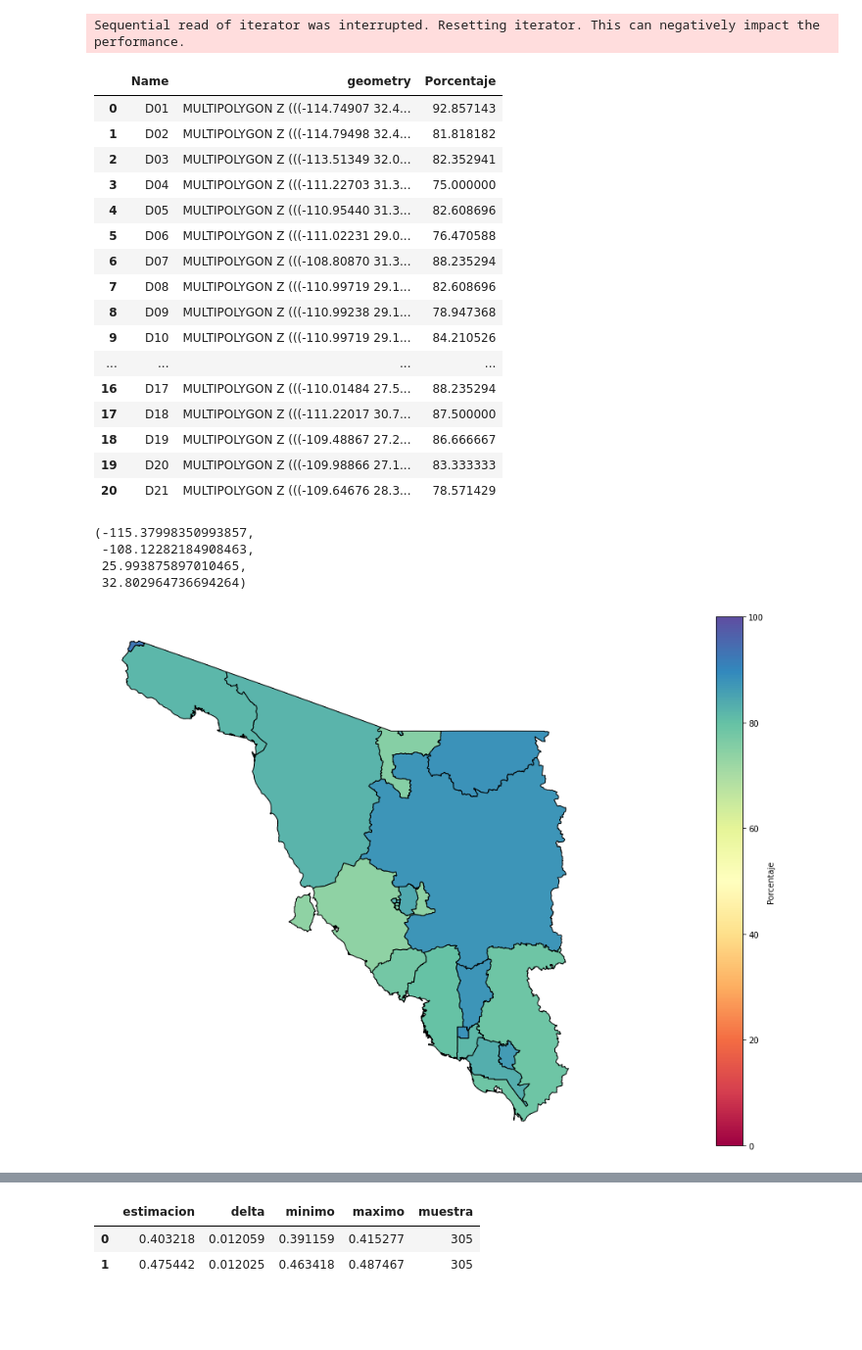
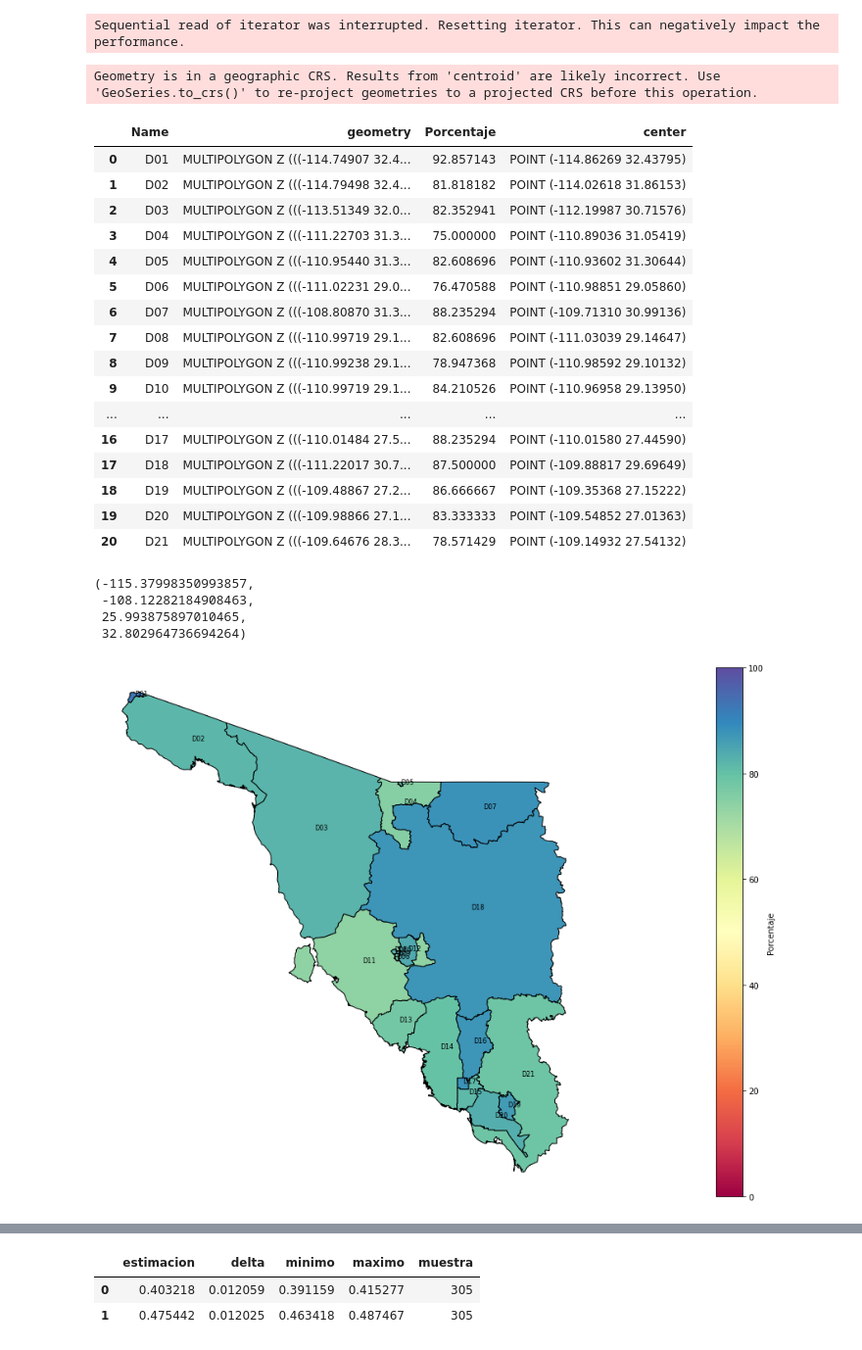
Before and after one commit to itzelvigil/desktop_estadistica, a Jupyter notebook: Dashboard Estadística/Dashboard.ipynb, the cells around one changed output, grey strips where cells are left out. Shown at 98% size. Saved outputs shown, nothing was run; the diff lists cells and outputs as text; code cells hidden in the pictures; blank space fills up the shorter version.

```diff
--- a/Dashboard Estadística/Dashboard.ipynb
+++ b/Dashboard Estadística/Dashboard.ipynb
@@ -278,47 +278,56 @@ Sequential read of iterator was interrupted. Resetting iterator. This can negati
 for index, row in dl.iterrows():
     gdl.loc[gdl["Name"] == row["CODIGO"], "Porcentaje"] = row["PORCENTAJE"]
 # %%
+gdl["center"] = gdl["geometry"].centroid
+gdl_points = gdl.copy()
+gdl_points.set_geometry("center", inplace = True)
 gdl
 # %% [output]
+Geometry is in a geographic CRS. Results from 'centroid' are likely incorrect. Use 'GeoSeries.to_crs()' to re-project geometries to a projected CRS before this operation.
-|  | Name | geometry | Porcentaje |
-| 0 | D01 | MULTIPOLYGON Z (((-114.74907 32.4... | 92.857143 |
-| 1 | D02 | MULTIPOLYGON Z (((-114.79498 32.4... | 81.818182 |
-| 2 | D03 | MULTIPOLYGON Z (((-113.51349 32.0... | 82.352941 |
-| 3 | D04 | MULTIPOLYGON Z (((-111.22703 31.3... | 75.000000 |
-| 4 | D05 | MULTIPOLYGON Z (((-110.95440 31.3... | 82.608696 |
-| 5 | D06 | MULTIPOLYGON Z (((-111.02231 29.0... | 76.470588 |
-| 6 | D07 | MULTIPOLYGON Z (((-108.80870 31.3... | 88.235294 |
-| 7 | D08 | MULTIPOLYGON Z (((-110.99719 29.1... | 82.608696 |
-| 8 | D09 | MULTIPOLYGON Z (((-110.99238 29.1... | 78.947368 |
-| 9 | D10 | MULTIPOLYGON Z (((-110.99719 29.1... | 84.210526 |
-| ... | ... | ... | ... |
-| 16 | D17 | MULTIPOLYGON Z (((-110.01484 27.5... | 88.235294 |
-| 17 | D18 | MULTIPOLYGON Z (((-111.22017 30.7... | 87.500000 |
-| 18 | D19 | MULTIPOLYGON Z (((-109.48867 27.2... | 86.666667 |
-| 19 | D20 | MULTIPOLYGON Z (((-109.98866 27.1... | 83.333333 |
-| 20 | D21 | MULTIPOLYGON Z (((-109.64676 28.3... | 78.571429 |
+|  | Name | geometry | Porcentaje | center |
+| 0 | D01 | MULTIPOLYGON Z (((-114.74907 32.4... | 92.857143 | POINT (-114.86269 32.43795) |
+| 1 | D02 | MULTIPOLYGON Z (((-114.79498 32.4... | 81.818182 | POINT (-114.02618 31.86153) |
+| 2 | D03 | MULTIPOLYGON Z (((-113.51349 32.0... | 82.352941 | POINT (-112.19987 30.71576) |
+| 3 | D04 | MULTIPOLYGON Z (((-111.22703 31.3... | 75.000000 | POINT (-110.89036 31.05419) |
+| 4 | D05 | MULTIPOLYGON Z (((-110.95440 31.3... | 82.608696 | POINT (-110.93602 31.30644) |
+| 5 | D06 | MULTIPOLYGON Z (((-111.02231 29.0... | 76.470588 | POINT (-110.98851 29.05860) |
+| 6 | D07 | MULTIPOLYGON Z (((-108.80870 31.3... | 88.235294 | POINT (-109.71310 30.99136) |
+| 7 | D08 | MULTIPOLYGON Z (((-110.99719 29.1... | 82.608696 | POINT (-111.03039 29.14647) |
+| 8 | D09 | MULTIPOLYGON Z (((-110.99238 29.1... | 78.947368 | POINT (-110.98592 29.10132) |
+| 9 | D10 | MULTIPOLYGON Z (((-110.99719 29.1... | 84.210526 | POINT (-110.96958 29.13950) |
+| ... | ... | ... | ... | ... |
+| 16 | D17 | MULTIPOLYGON Z (((-110.01484 27.5... | 88.235294 | POINT (-110.01580 27.44590) |
+| 17 | D18 | MULTIPOLYGON Z (((-111.22017 30.7... | 87.500000 | POINT (-109.88817 29.69649) |
+| 18 | D19 | MULTIPOLYGON Z (((-109.48867 27.2... | 86.666667 | POINT (-109.35368 27.15222) |
+| 19 | D20 | MULTIPOLYGON Z (((-109.98866 27.1... | 83.333333 | POINT (-109.54852 27.01363) |
+| 20 | D21 | MULTIPOLYGON Z (((-109.64676 28.3... | 78.571429 | POINT (-109.14932 27.54132) |
 # %%
 fig, ax = plt.subplots(1, 1,figsize=(20,12))
 
 divider = make_axes_locatable(ax)
 
 #cax = divider.append_axes("right", size="5%", pad=0.1)
 
-gdl.plot(figsize=(20, 20),
+base = gdl.plot(figsize=(20, 20),
          edgecolor = "black",
          column="Porcentaje",
          ax=ax,
          legend=True,
          cmap="Spectral",
          vmax=100,
          vmin=0,
          legend_kwds={'label': "Porcentaje",
                       'orientation': "vertical"})
+# *************** ESTA PARTE ES PARA AGREGAR LAS LEYENDAS A CADA DISTRITO ***************************
+texts = []
+for x, y, label in zip(gdl_points.geometry.x, gdl_points.geometry.y, gdl_points["Name"]):
+    texts.append(plt.text(x, y, label, fontsize = 8))
+# ***************************************************************************************************
 
 plt.axis("off")
 # %% [output]
 (-115.37998350993857,
  -108.12282184908463,
  25.993875897010465,
  32.802964736694264)
-[figure, old version]
+[figure, new version]
```
Also changed, not shown: parts of 4 cells of this notebook.
